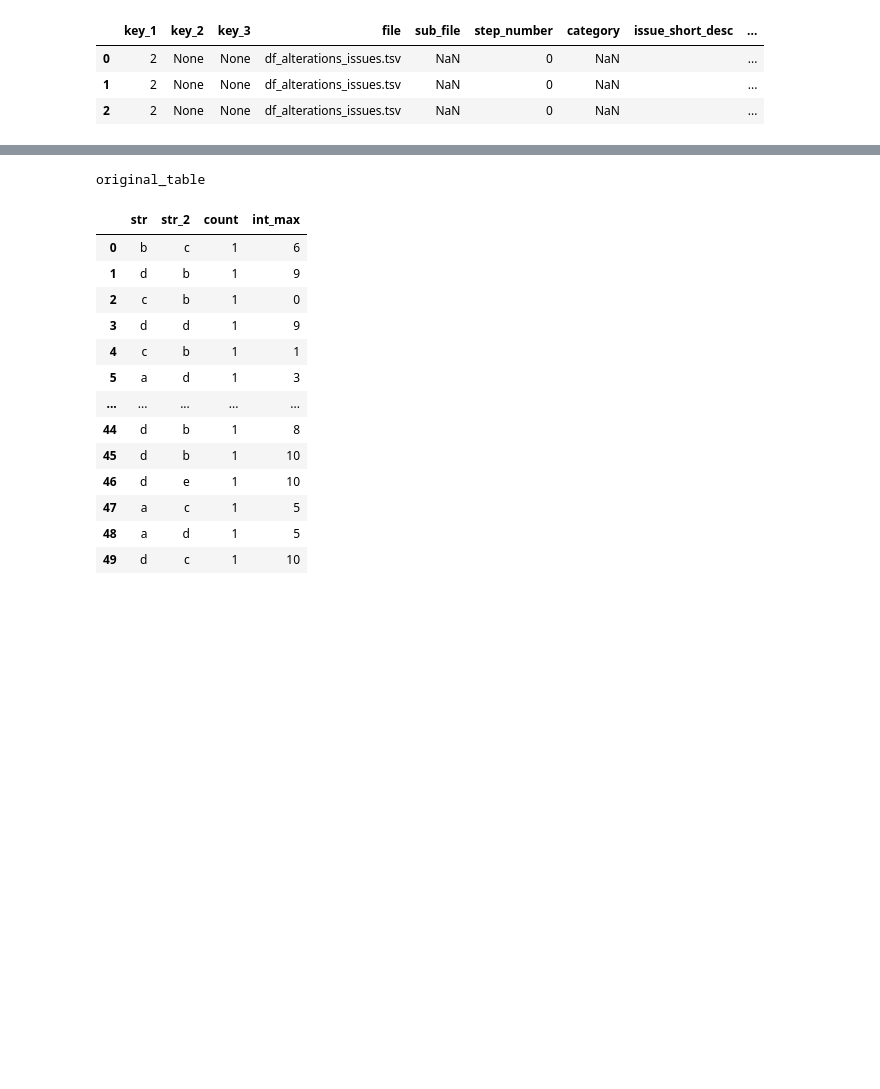
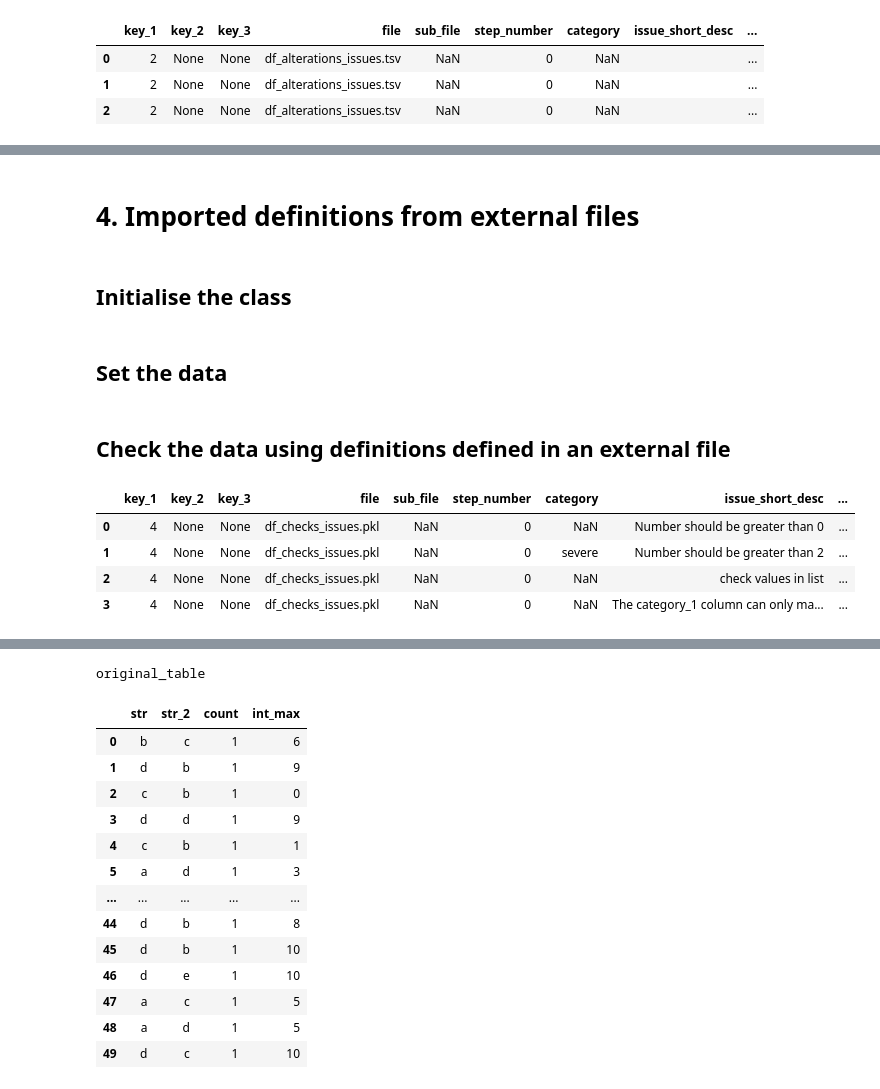
Before and after one commit to gigisr/data_etl, a Jupyter notebook: examples/02_example-Copy3.ipynb, the cells around one changed output, grey strips where cells are left out. Saved outputs shown, nothing was run; the diff lists cells and outputs as text; code cells hidden in the pictures; blank space fills up the shorter version.

Commit message:
Reordered some example sections and re ran all

```diff
--- a/examples/01_example.ipynb
+++ b/examples/02_example-Copy3.ipynb
@@ -21,16 +0,0 @@ Imports and settings options
-# %%
-import IPython.core.display as ICD
-import pickle
-import os
-from datetime import datetime
-import glob
-import logging
-
-import pandas as pd
-import numpy as np
-
-pd.set_option('display.max_columns', None)
-pd.set_option('display.max_rows', 12)
-pd.set_option('display.float_format', '{:,.2f}'.format)
-
-logger = logging.getLogger()
@@ -519,0 +360,5 @@ Set the data
+# %%
+dict_data = {
+    'df_checks.pkl': pickle.load(open('data/df_checks.pkl', 'rb')),
+    'df_checks_issues.pkl': pickle.load(open('data/df_checks_issues.pkl', 'rb'))
+}
@@ -519,0 +435,9 @@ Set the data
+# %% [markdown]
+# 4. Imported definitions from external files
+# %% [markdown]
+## Initialise the class
+# %%
+var_start_time = datetime.now()
+ch_checks_imported = Checks(var_start_time, '4')
+# %% [markdown]
+## Set the data
@@ -519,0 +449,12 @@ Set the data
+# %% [markdown]
+## Check the data using definitions defined in an external file
+# %%
+ch_checks_imported.apply_checks(dict_data, script_name='02_example', path='.')
+# %%
+ch_checks_imported.df_issues
+# %% [output]
+|  | key_1 | key_2 | key_3 | file | sub_file | step_number | category | issue_short_desc | ... |
+| 0 | 4 | None | None | df_checks_issues.pkl | NaN | 0 | NaN | Number should be greater than 0 | ... |
+| 1 | 4 | None | None | df_checks_issues.pkl | NaN | 0 | severe | Number should be greater than 2 | ... |
+| 2 | 4 | None | None | df_checks_issues.pkl | NaN | 0 | NaN | check values in list | ... |
+| 3 | 4 | None | None | df_checks_issues.pkl | NaN | 0 | NaN | The category_1 column can only ma... | ... |
```
Also changed, not shown: parts of 115 cells of this notebook, 3 other files.
